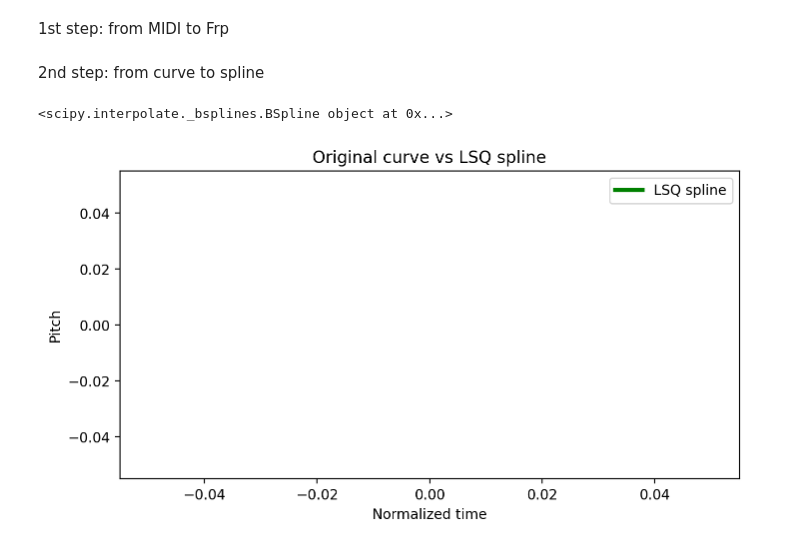
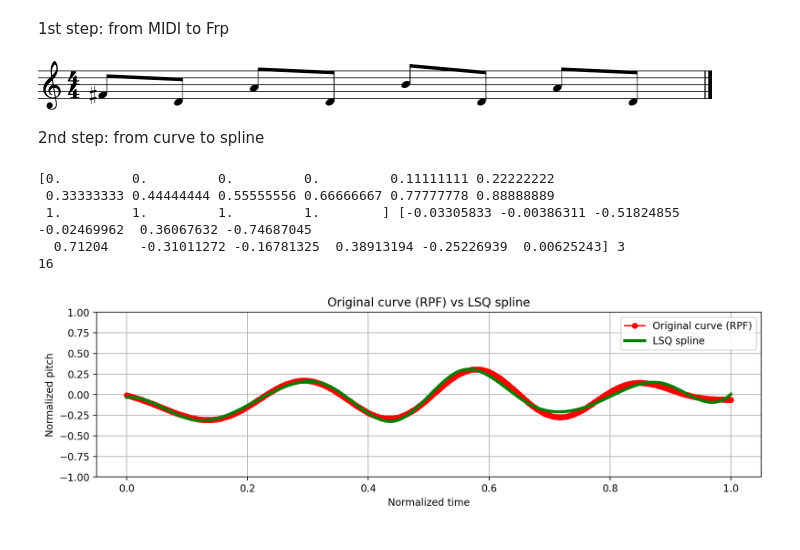
Before and after one commit to CrisJorda/melodic-contour-generation-based-on-sketches, a Jupyter notebook: test_notebooks/frp_to_splines.ipynb, the cells around one changed output. Saved outputs shown, nothing was run; the diff lists cells and outputs as text; code cells hidden in the pictures.

```diff
--- a/test_notebooks/frp_to_splines.ipynb
+++ b/test_notebooks/frp_to_splines.ipynb
@@ -98,23 +99,26 @@ def process_bars(midi_path):
     return np.array(bar1_pitch_vector), np.array(bar2_pitch_vector), np.array(frp)
 # %%
 # Definition of the path to MIDI file
-midi_path = "C:/Users/cristinj/OneDrive - Universitetet i Oslo/Documents/Project1/melodic-contour-generation-based-on-sketches/irishtunes_dataset/Cooley's_0_2bars_23.midi"
+midi_path = "C:/Users/cristinj/OneDrive - Universitetet i Oslo/Documents/Project1/melodic-contour-generation-based-on-sketches/irishtunes_dataset/Cooley's_0_2bars_9.midi"
+#midi_path = "C:/Users/cristinj/OneDrive - Universitetet i Oslo/Documents/Project1/melodic-contour-generation-based-on-sketches/synthetics_dataset/4.midi"
 
 # Extract frp from 2nd bar
 _, _, frp = process_bars(midi_path)
 
 # print(frp)
+# %% [output]
+[figure, added]
 # %% [markdown]
 2nd step: from curve to spline
 # %%
 # Define the spline parameters
 x = np.linspace(0, 1, len(frp))
 y = frp
-control_points = 8 # Number of control points
+control_points = 12 # Number of control points
 k = 3  # Spline degree
-t_internal = np.linspace(0, 1, control_points - k - 1) # 8-3-1 = 4 internal knots
+num_internal_knots = control_points - k - 1 # 12-3-1 = 8 internal knots
+t_internal = np.linspace(0, 1, num_internal_knots + 2)[1:-1]  # Internal knots vector
 # Make the knot vector (k+1)-regular by adding boundary knots
-# len control_points + k + 1 = 8 + 3 + 1 = 12 knots in total
 t = np.r_[(x[0],)*(k+1),
           t_internal,
           (x[-1],)*(k+1)]
@@ -126,18 +130,26 @@ spline = make_lsq_spline(x, y, t, k)
 xs = np.linspace(0, 1, 500)
 ys = spline(xs)
 # %%
-print(spline)
+t, c, k = spline.t, spline.c, spline.k
+print(t, c, k)
+print(len(t))
 # %% [output]
-<scipy.interpolate._bsplines.BSpline object at 0x...>
+[0.         0.         0.         0.         0.11111111 0.22222222
+ 0.33333333 0.44444444 0.55555556 0.66666667 0.77777778 0.88888889
+ 1.         1.         1.         1.        ] [-0.03305833 -0.00386311 -0.51824855 -0.02469962  0.36067632 -0.74687045
+  0.71204    -0.31011272 -0.16781325  0.38913194 -0.25226939  0.00625243] 3
+16
 # %%
 # Plot the results
-plt.figure(figsize=(8,4))
-#plt.plot(x, y, 'ro-', ms=5, label='Original curve')
+plt.figure(figsize=(12,3))
+plt.plot(x, y, 'ro-', ms=5, label='Original curve (RPF)')
 plt.plot(xs, ys, 'g-', lw=3, label='LSQ spline')
 plt.legend(loc='best')
 plt.xlabel('Normalized time')
-plt.ylabel('Pitch')
-plt.title('Original curve vs LSQ spline')
+plt.ylabel("Normalized pitch")
+plt.ylim(-1, 1)
+plt.title('Original curve (RPF) vs LSQ spline')
+plt.grid(True)
 plt.show()
 # %% [output]
-[figure, old version]
+[figure, new version]
```
Also changed, not shown: parts of 1 cell of this notebook, 2 other files.
